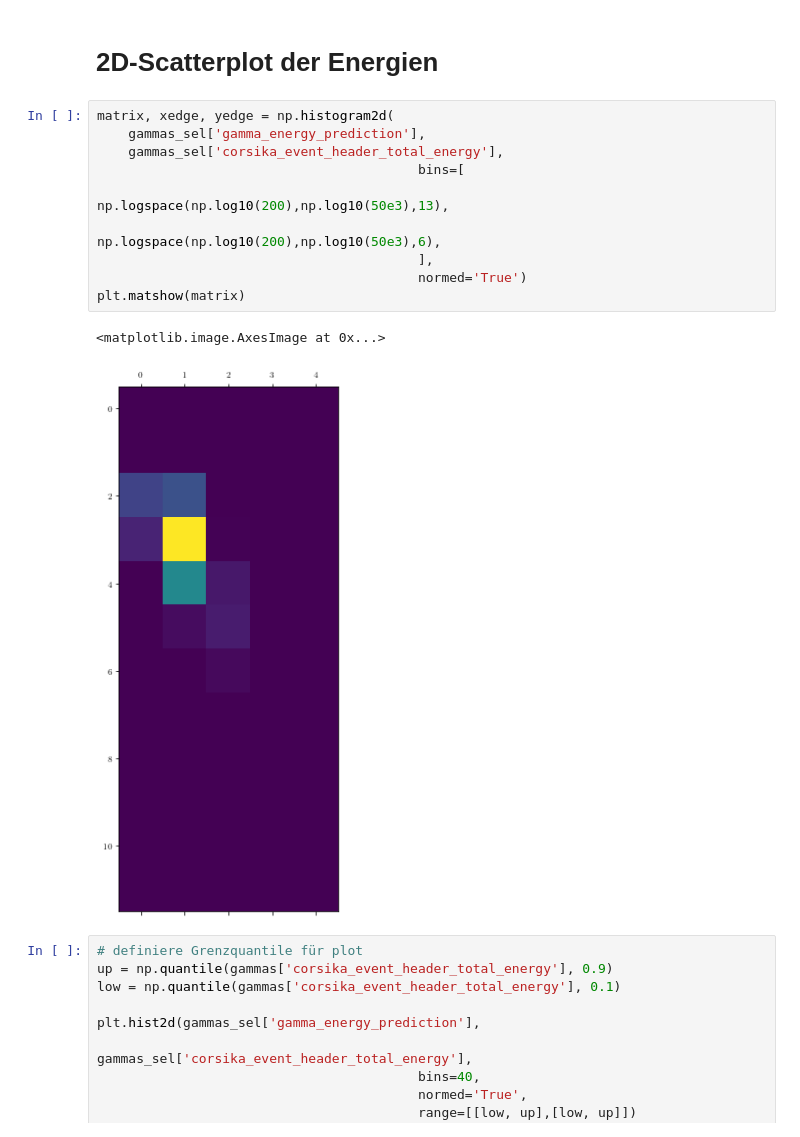
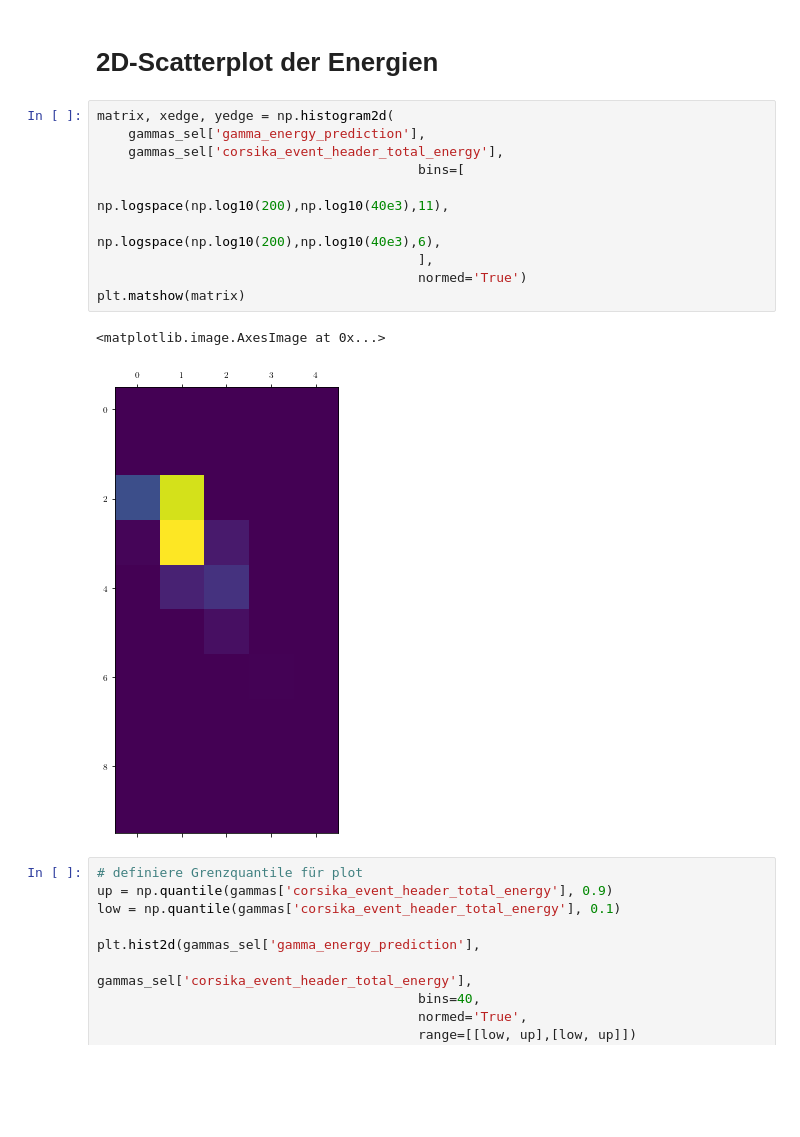
Before and after one commit to Ninilini/FP_Teilchen, a Jupyter notebook: FACT/plots/data_reading.ipynb, the cells around one changed output. Saved outputs shown, nothing was run; the diff lists cells and outputs as text; blank space fills up the shorter version.

```diff
--- a/FACT/plots/data_reading.ipynb
+++ b/FACT/plots/data_reading.ipynb
@@ -141,16 +141,16 @@ print(len(crab_events_sel_1.theta_deg_off_1.values))
 # %%
 matrix, xedge, yedge = np.histogram2d(
     gammas_sel['gamma_energy_prediction'],
     gammas_sel['corsika_event_header_total_energy'],
                                          bins=[
-                                             np.logspace(np.log10(200),np.log10(50e3),13),
-                                             np.logspace(np.log10(200),np.log10(50e3),6),
+                                             np.logspace(np.log10(200),np.log10(40e3),11),
+                                             np.logspace(np.log10(200),np.log10(40e3),6),
                                          ],
                                          normed='True')
 plt.matshow(matrix)
 # %% [output]
 <matplotlib.image.AxesImage at 0x...>
-[figure, old version]
+[figure, new version]
 # %%
 # definiere Grenzquantile für plot
 up = np.quantile(gammas['corsika_event_header_total_energy'], 0.9)
```
Also changed, not shown: parts of 5 cells of this notebook.
